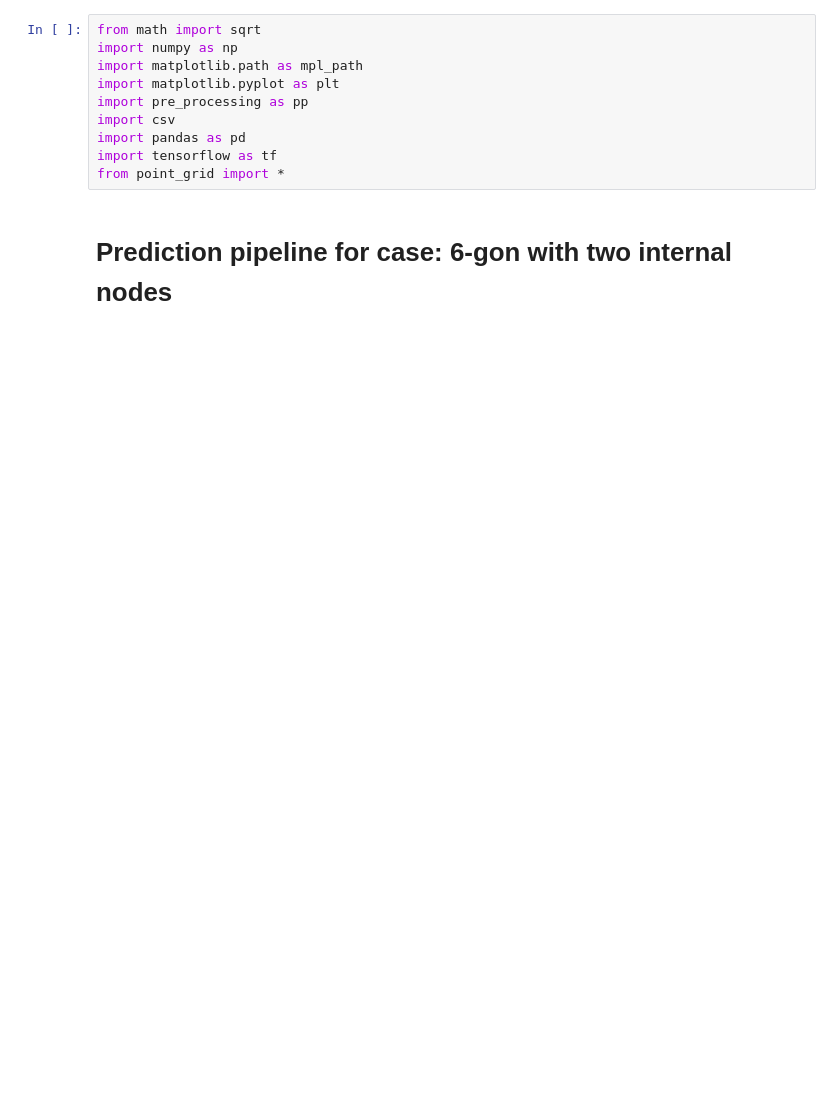
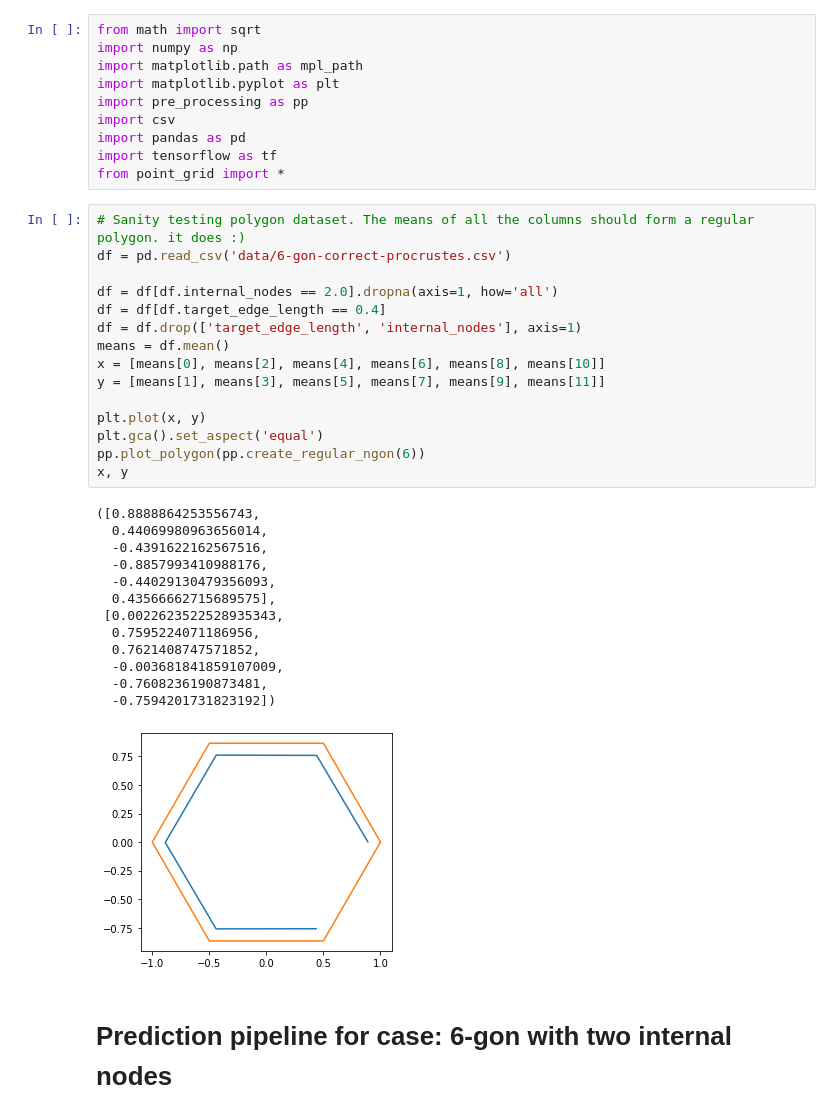
Before and after one commit to Siljekka/GrasshopperMeshAI, a Jupyter notebook: MeshPoints/MachineLearning/nn2.ipynb, the cells around one changed output. Saved outputs shown, nothing was run; the diff lists cells and outputs as text; blank space fills up the shorter version.

```diff
--- a/MeshPoints/MachineLearning/nn2.ipynb
+++ b/MeshPoints/MachineLearning/nn2.ipynb
@@ -8,6 +8,35 @@ import csv
 import pandas as pd
 import tensorflow as tf
 from point_grid import *
+# %%
+# Sanity testing polygon dataset. The means of all the columns should form a regular polygon. it does :)
+df = pd.read_csv('data/6-gon-correct-procrustes.csv')
+
+df = df[df.internal_nodes == 2.0].dropna(axis=1, how='all')
+df = df[df.target_edge_length == 0.4]
+df = df.drop(['target_edge_length', 'internal_nodes'], axis=1)
+means = df.mean()
+x = [means[0], means[2], means[4], means[6], means[8], means[10]]
+y = [means[1], means[3], means[5], means[7], means[9], means[11]]
+
+plt.plot(x, y)
+plt.gca().set_aspect('equal')
+pp.plot_polygon(pp.create_regular_ngon(6))
+x, y
+# %% [output]
+([0.8888864253556743,
+  0.44069980963656014,
+  -0.4391622162567516,
+  -0.8857993410988176,
+  -0.44029130479356093,
+  0.43566662715689575],
+ [0.0022623522528935343,
+  0.7595224071186956,
+  0.7621408747571852,
+  -0.003681841859107009,
+  -0.7608236190873481,
+  -0.7594201731823192])
+[figure, added]
 # %% [markdown]
 # Prediction pipeline for case: 6-gon with two internal nodes
 # %%
```
Also changed, not shown: parts of 8 cells of this notebook, 2 other files.
